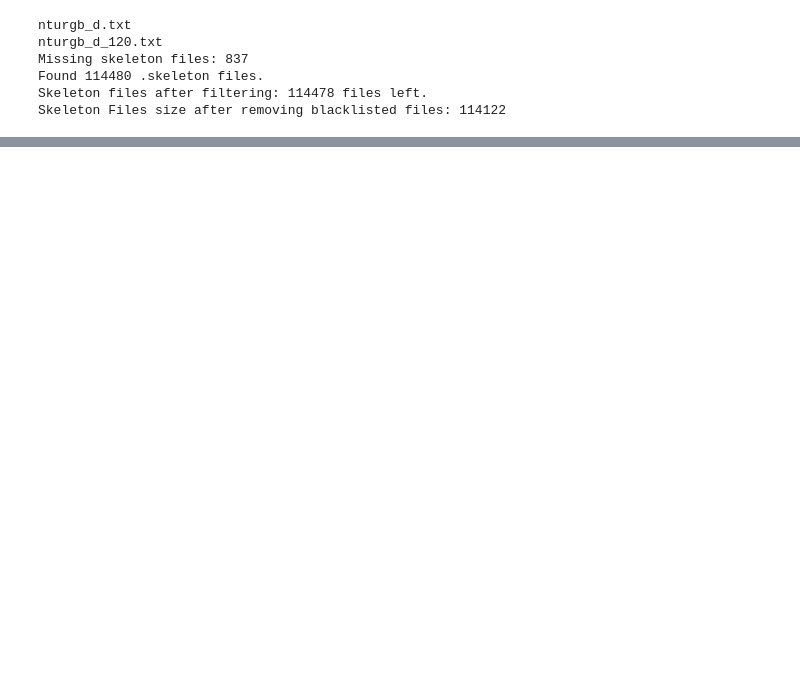
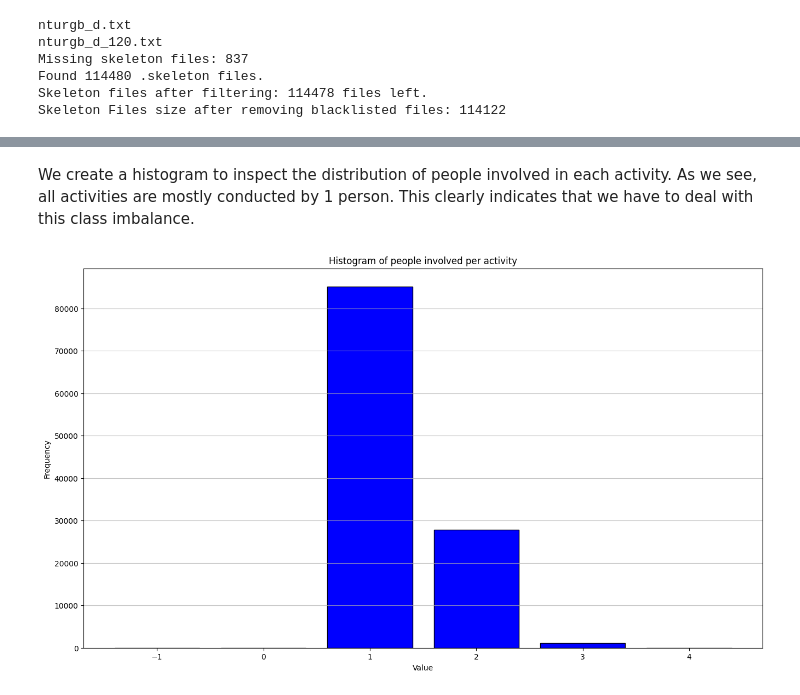
Before and after one commit to kaseris/skelcast, a Jupyter notebook: notebooks/eda.ipynb, the cells around one changed output, grey strips where cells are left out. Saved outputs shown, nothing was run; the diff lists cells and outputs as text; code cells hidden in the pictures; blank space fills up the shorter version.

```diff
--- a/notebooks/eda.ipynb
+++ b/notebooks/eda.ipynb
@@ -36,0 +126,14 @@ Skeleton Files size after removing blacklisted files: 114122
+# %% [markdown]
+We create a histogram to inspect the distribution of people involved in each activity. As we see, all activities are mostly conducted by 1 person. This clearly indicates that we have to deal with this class imbalance.
+# %%
+array_max_people = np.max(array_of_durations, axis=1)
+bins = np.arange(array_of_durations.min(), array_of_durations.max() + 2) - 0.5
+plt.figure(figsize=(16, 9))
+counts, edges, patches = plt.hist(array_max_people, bins=bins, rwidth=0.8, color='blue', edgecolor='black')
+plt.title('Histogram of people involved per activity')
+plt.xlabel('Value')
+plt.ylabel('Frequency')
+plt.grid(axis='y', alpha=0.75)
+plt.show()
+# %% [output]
+[figure, added]
```
Also changed, not shown: parts of 9 cells of this notebook, 3 other files.
